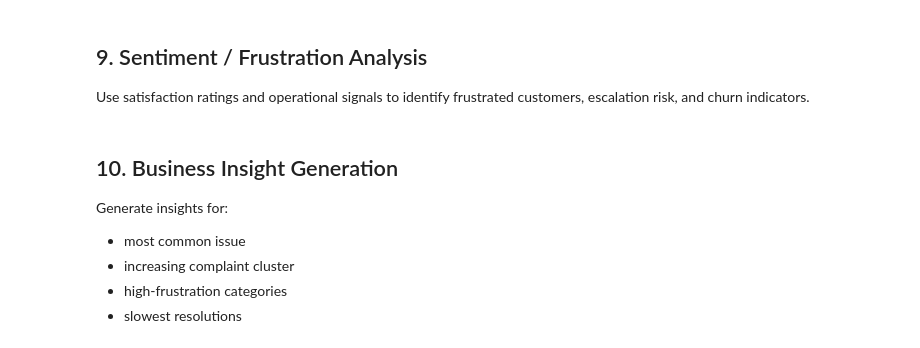
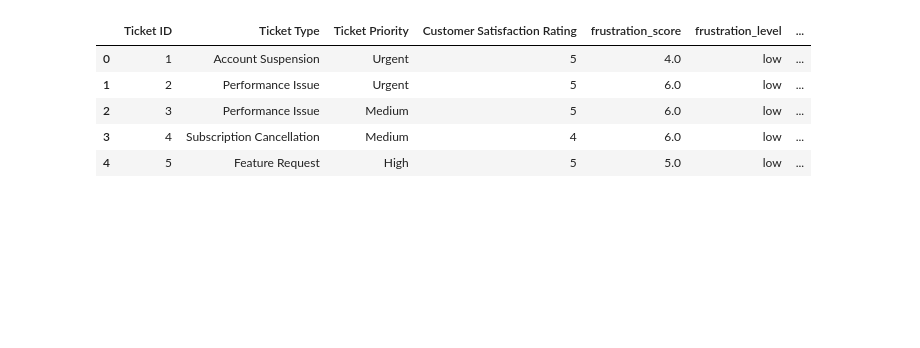
Before and after one commit to hrideya163/Customer-Support-Insight-System, a Jupyter notebook: main.ipynb, the cells around one changed output. Saved outputs shown, nothing was run; the diff lists cells and outputs as text; code cells hidden in the pictures; blank space fills up the shorter version.

```diff
--- a/main.ipynb
+++ b/main.ipynb
@@ -264,31 +214,21 @@ The notebook reads the token from `HF_API_TOKEN`, so the key is not hardcoded.
 # %%
-HF_API_TOKEN = os.getenv("HF_API_TOKEN")
-HF_LLM_MODEL = "google/flan-t5-large"
-HF_API_URL = f"https://api-inference.huggingface.co/models/{HF_LLM_MODEL}"
+GEMINI_API_KEY = os.getenv("GEMINI_API_KEY")
+GEMINI_MODEL = os.getenv("GEMINI_MODEL", "gemini-1.5-flash")
 
 
-def call_hf_llm(prompt, max_new_tokens=180):
-    if not HF_API_TOKEN:
-        return "HF_API_TOKEN is not set. Add your Hugging Face token to the environment and rerun this cell."
+def call_gemini_llm(prompt, max_output_tokens=250):
+    if not GEMINI_API_KEY:
+        return "GEMINI_API_KEY is not set. Add your Gemini key to the environment and rerun this cell."
 
-    headers = {"Authorization": f"Bearer {HF_API_TOKEN}"}
-    payload = {
-        "inputs": prompt,
-        "parameters": {
-            "max_new_tokens": max_new_tokens,
+    genai.configure(api_key=GEMINI_API_KEY)
+    model = genai.GenerativeModel(GEMINI_MODEL)
+
+    response = model.generate_content(
+        prompt,
+        generation_config={
             "temperature": 0.2,
-            "return_full_text": False
+            "max_output_tokens": max_output_tokens
         }
-    }
+    )
 
-    response = requests.post(HF_API_URL, headers=headers, json=payload, timeout=60)
-    response.raise_for_status()
-    result = response.json()
-
-    if isinstance(result, list) and len(result) > 0:
-        return result[0].get("generated_text", str(result[0])).strip()
-
-    if isinstance(result, dict):
-        return result.get("generated_text", str(result)).strip()
-
-    return str(result).strip()
+    return response.text.strip()
@@ -382,7 +334,3 @@ cluster_summary.sort_values("ticket_count", ascending=False).head(12)
-# %% [markdown]
-## 9. Sentiment / Frustration Analysis
-
-Use satisfaction ratings and operational signals to identify frustrated customers, escalation risk, and churn indicators.
 # %%
 def llm_sentiment_for_ticket(ticket_text, rating, priority):
     prompt = f"""
@@ -397,10 +345,8 @@ Return format:
 label: <negative|neutral|positive>
 reason: <short reason>
 """
-    return call_hf_llm(prompt, max_new_tokens=80)
+    return call_gemini_llm(prompt, max_output_tokens=80)
 
-# Keep scalable numeric features for all 200k tickets.
-# The LLM is used for interpretation/explanation instead of hardcoded text labels per row.
 work["priority_score"] = pd.to_numeric(
     work["Ticket Priority"].map({"Low": 1, "Medium": 2, "High": 3, "Critical": 4}),
     errors="coerce"
@@ -411,43 +357,40 @@ work["frustration_score"] = (
     + work["priority_score"]
     + work["escalated"].astype(int) * 2
     + work["sla_breached"].astype(int) * 2
 )
 
-# Use rank-based levels instead of fixed hardcoded bins.
 work["frustration_level"] = pd.qcut(
     work["frustration_score"].rank(method="first"),
     q=3,
     labels=["low", "medium", "high"]
 )
 
 sample_for_llm = work.head(5).copy()
 sample_for_llm["llm_sentiment_analysis"] = sample_for_llm.apply(
     lambda row: llm_sentiment_for_ticket(
         row["clean_ticket_text"],
         row["Customer Satisfaction Rating"],
         row["Ticket Priority"]
     ),
     axis=1
 )
 
 sample_for_llm[[
     "Ticket ID",
     "Ticket Type",
     "Ticket Priority",
     "Customer Satisfaction Rating",
     "frustration_score",
     "frustration_level",
     "llm_sentiment_analysis"
 ]]
+# %% [output]
+|  | Ticket ID | Ticket Type | Ticket Priority | Customer Satisfaction Rating | frustration_score | frustration_level | ... |
+| 0 | 1 | Account Suspension | Urgent | 5 | 4.0 | low | ... |
+| 1 | 2 | Performance Issue | Urgent | 5 | 6.0 | low | ... |
+| 2 | 3 | Performance Issue | Medium | 5 | 6.0 | low | ... |
+| 3 | 4 | Subscription Cancellation | Medium | 4 | 6.0 | low | ... |
+| 4 | 5 | Feature Request | High | 5 | 5.0 | low | ... |
-# %% [markdown]
-## 10. Business Insight Generation
-
-Generate insights for:
-
-- most common issue
-- increasing complaint cluster
-- high-frustration categories
-- slowest resolutions
 # %%
 work["Ticket Created Date"] = pd.to_datetime(work["Ticket Created Date"], errors="coerce")
 work["month"] = work["Ticket Created Date"].dt.to_period("M").astype(str)
```
Also changed, not shown: parts of 23 cells of this notebook, 4 other files.
